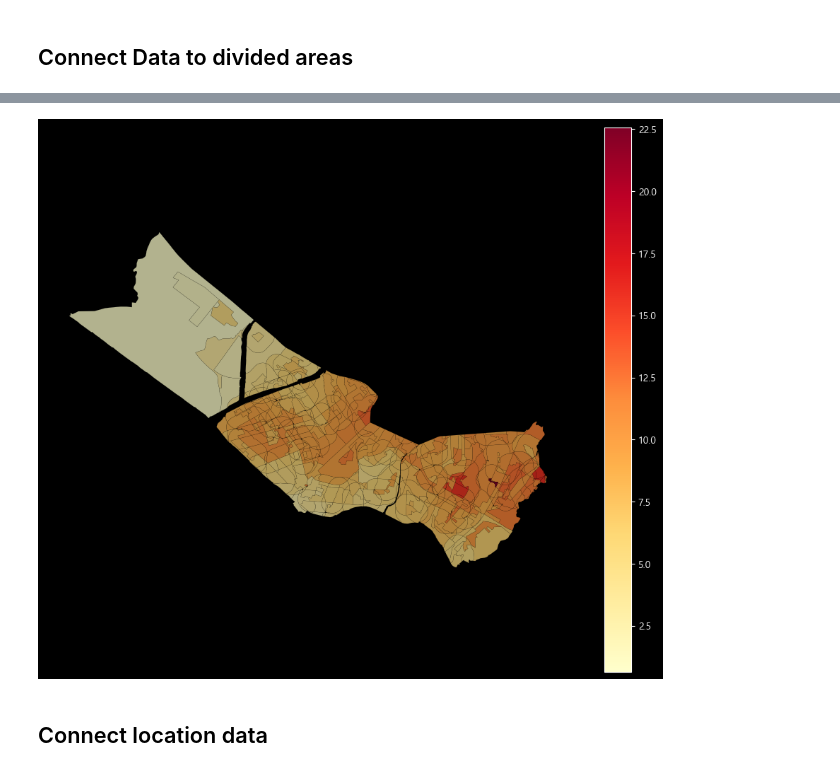
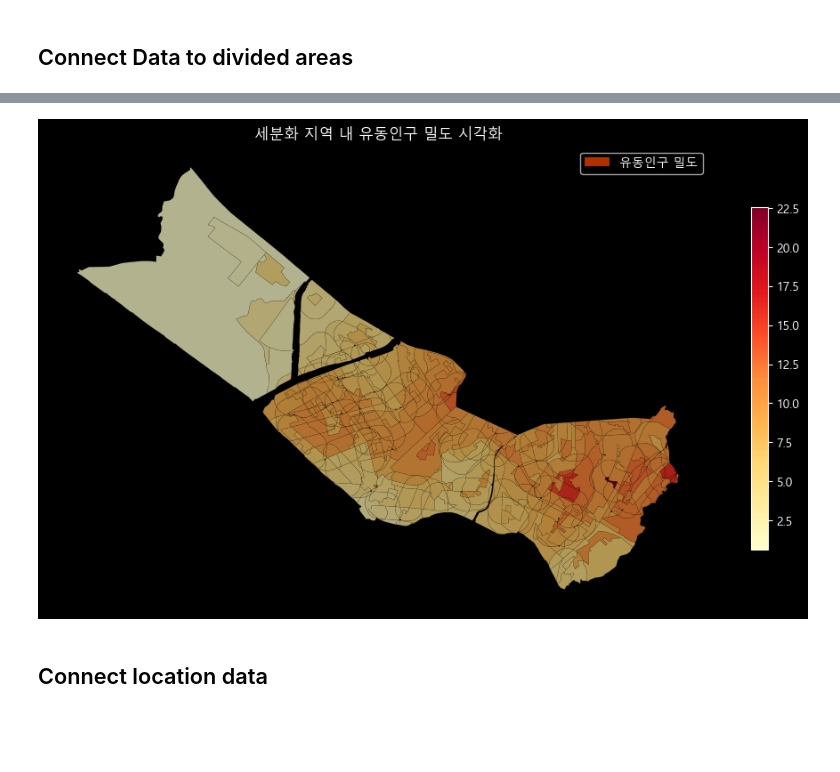
Before and after one commit to KyungMinseo1/AI-Expansion-LAB, a Jupyter notebook: notebooks/data_for_mapo.ipynb, the cells around one changed output, grey strips where cells are left out. Drawn from its saved outputs; the diff is of its cells as text; code cells hidden in the pictures; blank space fills up the shorter version.

```diff
--- a/notebooks/data_for_mapo.ipynb
+++ b/notebooks/data_for_mapo.ipynb
@@ -155,10 +174,15 @@ all_segmented_final = gpd.GeoDataFrame(
 all_segmented_final['area_m2'] = all_segmented_final.geometry.area
 all_segmented_final = all_segmented_final[all_segmented_final.area_m2 > 400]
 # %%
-fig, ax = plt.subplots(figsize=(24, 20))
+fig, ax = plt.subplots(figsize=(18, 15))
 all_segmented_final.plot(ax=ax, edgecolor='black', linewidth=0.3, facecolor='none', alpha=0.3)
 all_segmented_final['hint_count'] = all_segmented_final['ALLEY_TRDA'].map(len)
-all_segmented_final.plot(ax=ax, column='hint_count', cmap='YlOrRd', legend=True, alpha=0.7)
+all_segmented_final.plot(ax=ax, column='hint_count', cmap='YlOrRd', legend=True, alpha=0.7,
+                         legend_kwds={
+                           'shrink': 0.5,
+                           'aspect': 20,
+                           'orientation': "vertical"
+                         })
 all_segmented_final['rep_point'] = all_segmented_final.geometry.representative_point()
 all_segmented_final.set_geometry('rep_point').plot(
     ax=ax,
@@ -166,7 +190,16 @@ all_segmented_final.set_geometry('rep_point').plot(
     markersize=2,      # 점의 크기 (조각이 작으면 1~2 정도가 적당)
     alpha=0.6          # 점의 투명도
 )
+legend_elements = [
+    Patch(facecolor='#FF4500', alpha=0.7, label='상권배후지 중첩 수'),
+    Line2D([0], [0], marker='o', color='w', markerfacecolor='blue',
+           markersize=5, linestyle='None', alpha=0.6, label='대표점(Rep Point)')
+]
+ax.legend(handles=legend_elements)
 ax.axis('off')
+title = "세분화 지역 내 상권배후지 중첩 수 및 대표점 시각화"
+ax.set_title(title)
+plt.savefig(os.path.join(config.PROJECT_ROOT, 'visualization', title+'.png'), dpi=400)
 plt.show()
 all_segmented_final.drop(['area_m2','hint_count'], axis=1, inplace=True)
 # %% [output]
@@ -355,11 +301,24 @@ mdf.merged_df
 # %%
 fig, ax = plt.subplots(figsize=(12, 10))
 # mdf.merged_df.plot(ax=ax, edgecolor='black', linewidth=0.3, facecolor='none', alpha=0.3)
-mdf.merged_df.plot(ax=ax, edgecolor='black', linewidth=0.1, column='총_유동인구_수_밀도_평균', cmap='YlOrRd', legend=True, alpha=0.7)
+mdf.merged_df.plot(ax=ax, edgecolor='black', linewidth=0.1, column='총_유동인구_수_밀도_평균', cmap='YlOrRd', legend=True, alpha=0.7,
+                   legend_kwds={
+                     'shrink': 0.5,
+                     'aspect': 20,
+                     'orientation': "vertical"
+                   })
 ax.axis('off')
+legend_elements = [
+    Patch(facecolor='#FF4500', alpha=0.7, label='유동인구 밀도'),
+]
+ax.legend(handles=legend_elements)
+ax.axis('off')
+title = "세분화 지역 내 유동인구 밀도 시각화"
+ax.set_title(title)
+plt.savefig(os.path.join(config.PROJECT_ROOT, 'visualization', title+'.png'), dpi=400)
 plt.show()
 # %% [output]
-[figure, old version]
+[figure, new version]
 # %% [markdown]
 ## Connect location data
 # %%
```
Also changed, not shown: parts of 14 cells of this notebook.
